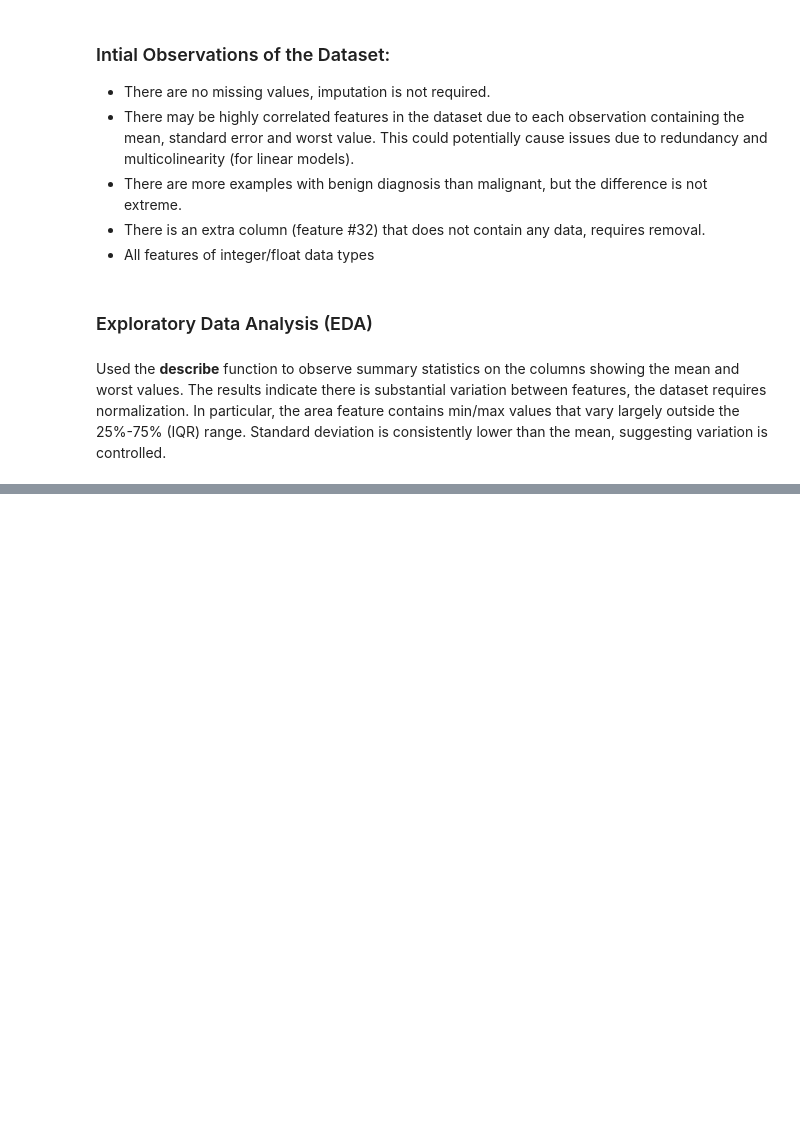
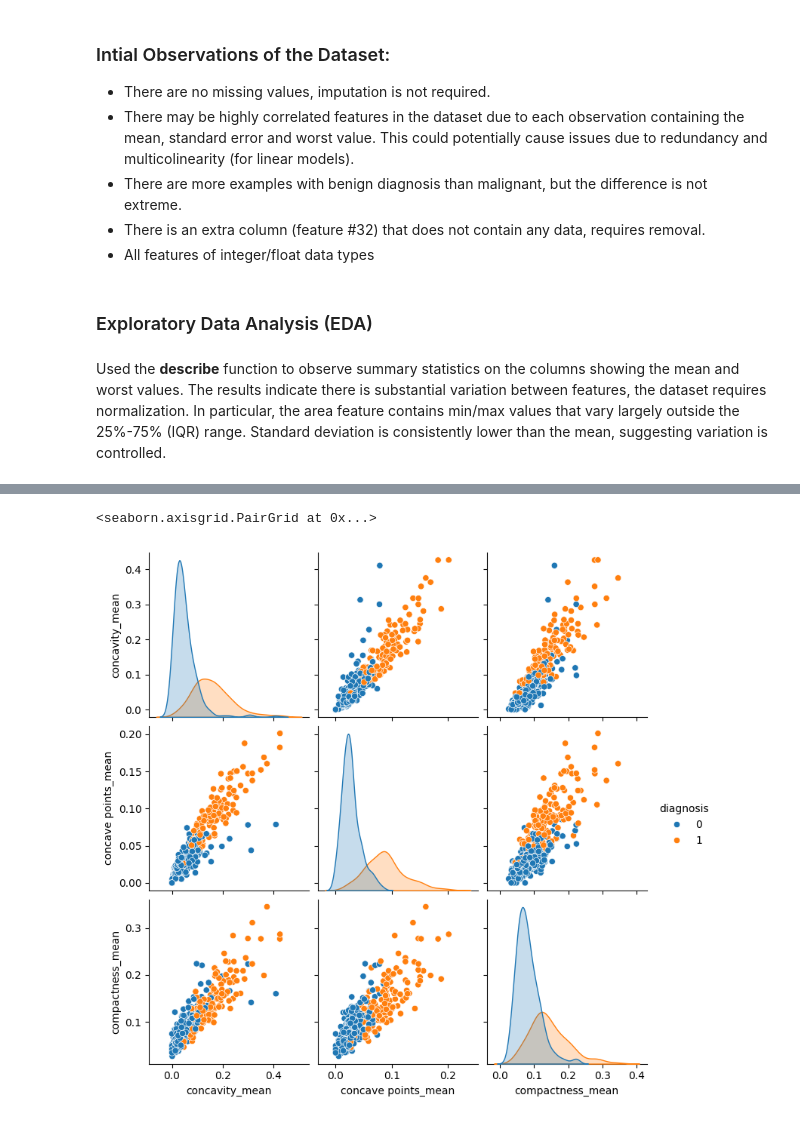
Before and after one commit to nb488/Breast-Cancer-Diagnosis-Project, a Jupyter notebook: main.ipynb, the cells around one changed output, grey strips where cells are left out. Cells and saved outputs as stored; diff of their text form; code cells hidden in the pictures; blank space fills up the shorter version.

```diff
--- a/main.ipynb
+++ b/main.ipynb
@@ -129,0 +131,8 @@ sns.pairplot(X_train[["radius_mean", "radius_se", "radius_worst"]])
+# %%
+sns.pairplot(train[["concavity_mean",
+                      "concave points_mean",
+                      "compactness_mean",
+                      "diagnosis"]], hue="diagnosis")
+# %% [output]
+<seaborn.axisgrid.PairGrid at 0x...>
+[figure, added]
```
Also changed, not shown: parts of 14 cells of this notebook.
